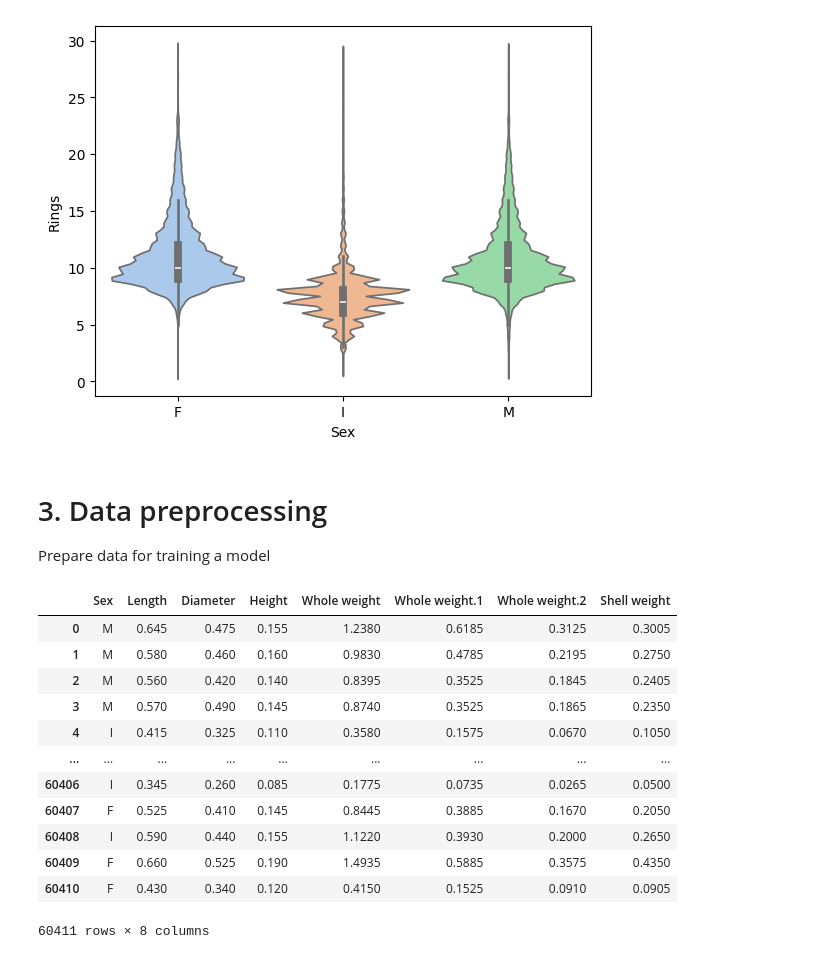
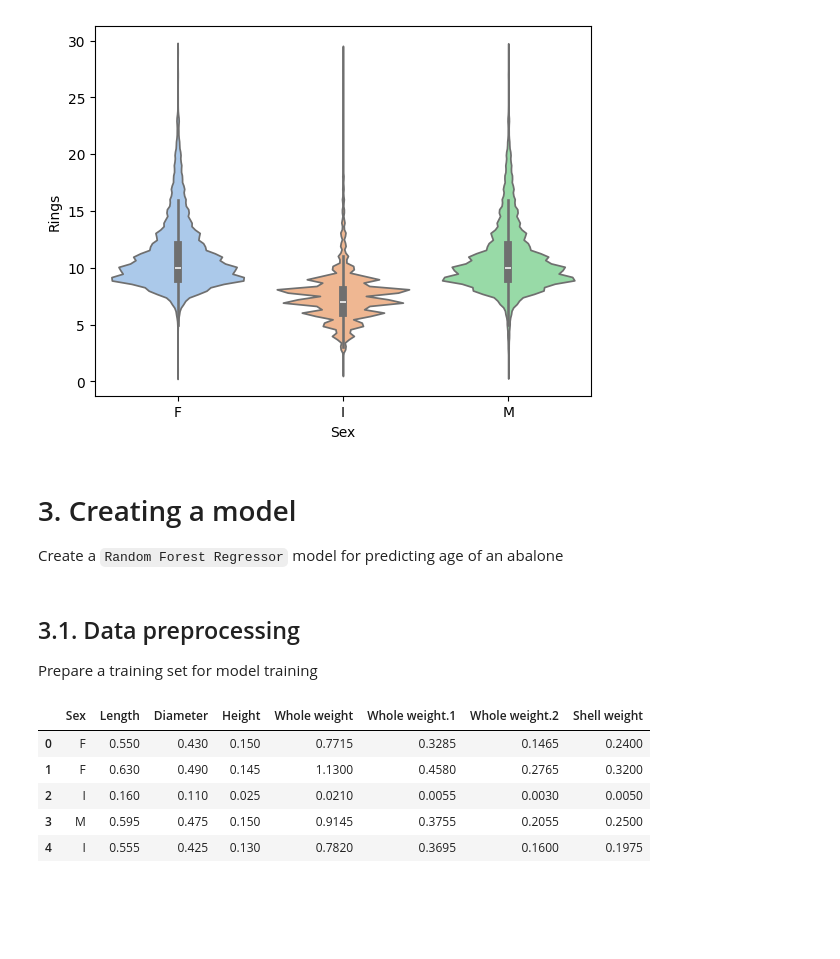
Before and after one commit to KostasEreksonas/Kaggle_Playground_Series, a Jupyter notebook: s4e4.ipynb, the cells around one changed output. Drawn from its saved outputs; the diff is of its cells as text; code cells hidden in the pictures; blank space fills up the shorter version.

```diff
--- a/s4e4.ipynb
+++ b/s4e4.ipynb
@@ -9,9 +9,8 @@ import matplotlib.pyplot as plt
 Load train, test and sample data and get info about the dataset
 # %%
 # Load data
-train = pd.read_csv("data/playground-series-s4e4/train.csv")
+train = pd.read_csv("data/train.csv")
 train = train.drop("id", axis=1)
-test = pd.read_csv("data/playground-series-s4e4/test.csv")
+test = pd.read_csv("data/test.csv")
 test = test.drop("id", axis=1)
-sample = pd.read_csv("data/playground-series-s4e4/sample_submission.csv")
-test["Rings"] = sample["Rings"]
+sample = pd.read_csv("data/sample_submission.csv")
@@ -208,31 +144,26 @@ Passing `palette` without assigning `hue` is deprecated and will be removed in v
 
   sns.violinplot(x='Sex', y='Rings', data=train, palette='pastel');
 [figure]
+# %% [markdown]
+# 3. Creating a model
+
+Create a `Random Forest Regressor` model for predicting age of an abalone
 # %% [markdown]
-# 3. Data preprocessing
+## 3.1. Data preprocessing
 
-Prepare data for training a model
+Prepare a training set for model training
 # %%
-X_train = train.drop("Rings", axis=1)
-y_train = train["Rings"]
-X_test = test.drop("Rings", axis=1)
-y_test = test["Rings"]
+X = train.drop("Rings", axis=1)
+y = train["Rings"]
 # %%
-X_test
+X.head()
 # %% [output]
 |  | Sex | Length | Diameter | Height | Whole weight | Whole weight.1 | Whole weight.2 | Shell weight |
-| 0 | M | 0.645 | 0.475 | 0.155 | 1.2380 | 0.6185 | 0.3125 | 0.3005 |
-| 1 | M | 0.580 | 0.460 | 0.160 | 0.9830 | 0.4785 | 0.2195 | 0.2750 |
-| 2 | M | 0.560 | 0.420 | 0.140 | 0.8395 | 0.3525 | 0.1845 | 0.2405 |
-| 3 | M | 0.570 | 0.490 | 0.145 | 0.8740 | 0.3525 | 0.1865 | 0.2350 |
-| 4 | I | 0.415 | 0.325 | 0.110 | 0.3580 | 0.1575 | 0.0670 | 0.1050 |
-| ... | ... | ... | ... | ... | ... | ... | ... | ... |
-| 60406 | I | 0.345 | 0.260 | 0.085 | 0.1775 | 0.0735 | 0.0265 | 0.0500 |
-| 60407 | F | 0.525 | 0.410 | 0.145 | 0.8445 | 0.3885 | 0.1670 | 0.2050 |
-| 60408 | I | 0.590 | 0.440 | 0.155 | 1.1220 | 0.3930 | 0.2000 | 0.2650 |
-| 60409 | F | 0.660 | 0.525 | 0.190 | 1.4935 | 0.5885 | 0.3575 | 0.4350 |
-| 60410 | F | 0.430 | 0.340 | 0.120 | 0.4150 | 0.1525 | 0.0910 | 0.0905 |
+| 0 | F | 0.550 | 0.430 | 0.150 | 0.7715 | 0.3285 | 0.1465 | 0.2400 |
+| 1 | F | 0.630 | 0.490 | 0.145 | 1.1300 | 0.4580 | 0.2765 | 0.3200 |
+| 2 | I | 0.160 | 0.110 | 0.025 | 0.0210 | 0.0055 | 0.0030 | 0.0050 |
+| 3 | M | 0.595 | 0.475 | 0.150 | 0.9145 | 0.3755 | 0.2055 | 0.2500 |
+| 4 | I | 0.555 | 0.425 | 0.130 | 0.7820 | 0.3695 | 0.1600 | 0.1975 |
-60411 rows × 8 columns
 # %%
 from sklearn.preprocessing import OneHotEncoder
 from sklearn.compose import ColumnTransformer
```
Also changed, not shown: parts of 55 cells of this notebook.
